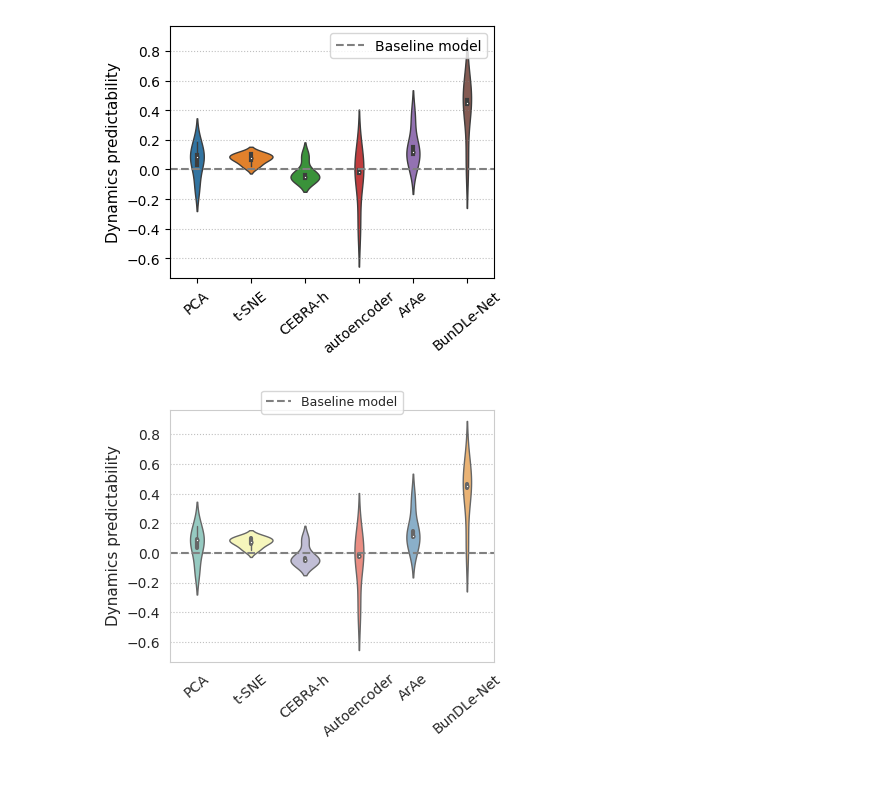
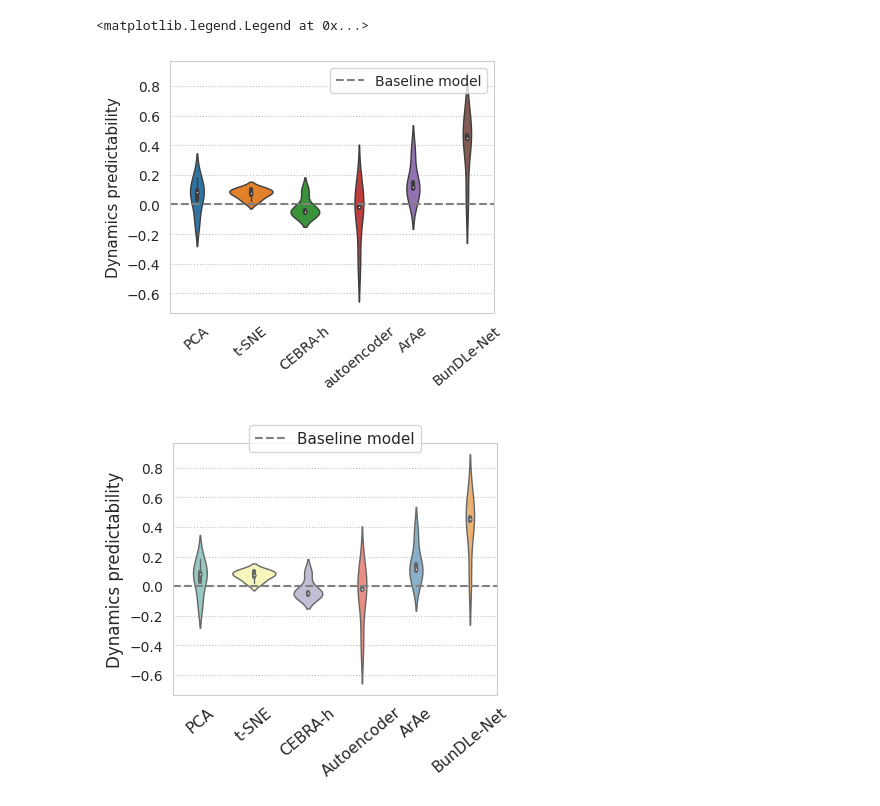
Before and after one commit to akshey-kumar/comparison-algorithms, a Jupyter notebook: plotting.ipynb, the cells around one changed output. Saved outputs shown, nothing was run; the diff lists cells and outputs as text; code cells hidden in the pictures; blank space fills up the shorter version.

```diff
--- a/plotting.ipynb
+++ b/plotting.ipynb
@@ -68,15 +68,15 @@ plt.savefig('Figures/behavioural_performance.pdf', transparent=True)
 # %%
 sns.set_style("whitegrid")
 color_palette = sns.color_palette("Set3")
-plt.figure(figsize=(4.5, 4))
+plt.figure(figsize=(4.5, 5))
 ax = sns.violinplot(data=acc_array.T[:6], linewidth=1, palette=color_palette)
-ax.set_xticklabels(['PCA', 't-SNE', 'CEBRA-h', 'Autoencoder', 'ArAe', 'BunDLe-Net'], rotation=40, fontsize=10)
-ax.set_ylabel("Behavioural Accuracy", fontsize=11)
+ax.set_xticklabels(['PCA', 't-SNE', 'CEBRA-h', 'Autoencoder', 'ArAe', 'BunDLe-Net'], rotation=40, fontsize=11)
+ax.set_ylabel("Behavioural Accuracy", fontsize=12)
 ax.axhline(worm_chance_acc.mean(), linestyle='--', label='Chance Accuracy', color='gray')
 ax.axhline(worm_X_acc.mean(), linestyle='-', label='Neuronal Level Accuracy', color='black')
 ax.grid(axis='y', linestyle=':', color='gray', alpha=0.5)
 plt.subplots_adjust(bottom=0.25, left=0.18)
-ax.legend(fontsize=9, loc='upper center', bbox_to_anchor=(0.5, 1.1), ncol=2)
+ax.legend(fontsize=11, loc='upper center', bbox_to_anchor=(0.5, 1.1), ncol=2)
 plt.savefig('Figures/behavioural_performance.pdf', bbox_inches='tight', transparent=True)
 plt.show()
 # %% [output]
@@ -139,22 +138,22 @@ plt.grid(axis='y', linestyle=':', color='gray', alpha=0.5)
 # Adjust the bottom margin
 plt.subplots_adjust(bottom=0.25, left=0.18)  # You can modify this value as needed
 ax.legend()
-plt.savefig('Figures/dynamical_performance.pdf', transparent=True)
 # %% [output]
+<matplotlib.legend.Legend at 0x...>
-[figure, old version]
+[figure, new version]
 # %%
 sns.set_style("whitegrid")
 color_palette = sns.color_palette("Set3")
 plt.figure(figsize=(4.5, 4))
 ax = sns.violinplot(data=dp_array.T[:6], linewidth=1, palette=color_palette)
-ax.set_xticklabels(['PCA', 't-SNE', 'CEBRA-h', 'Autoencoder', 'ArAe', 'BunDLe-Net'], rotation=40, fontsize=10)
-ax.yaxis.set_label_text("Dynamics predictability", fontsize=11)
+ax.set_xticklabels(['PCA', 't-SNE', 'CEBRA-h', 'Autoencoder', 'ArAe', 'BunDLe-Net'], rotation=40, fontsize=11)
+ax.yaxis.set_label_text("Dynamics predictability", fontsize=12)
 
 ax.axhline(0.0, linestyle='--',label='Baseline model', color='gray') ### Baseline goodness of fit (by definition)
 ax.grid(axis='y', linestyle=':', color='gray', alpha=0.5)
 plt.subplots_adjust(bottom=0.25, left=0.18)
-ax.legend(fontsize=9, loc='upper center', bbox_to_anchor=(0.5, 1.1), ncol=2)
+ax.legend(fontsize=11, loc='upper center', bbox_to_anchor=(0.5, 1.1), ncol=2)
 plt.savefig('Figures/dynamical_performance.pdf', bbox_inches='tight', transparent=True)
 plt.show()
 # %% [output]
-[figure, old version]
+[figure, new version]
```
Also changed, not shown: parts of 4 cells of this notebook, 6 other files.
